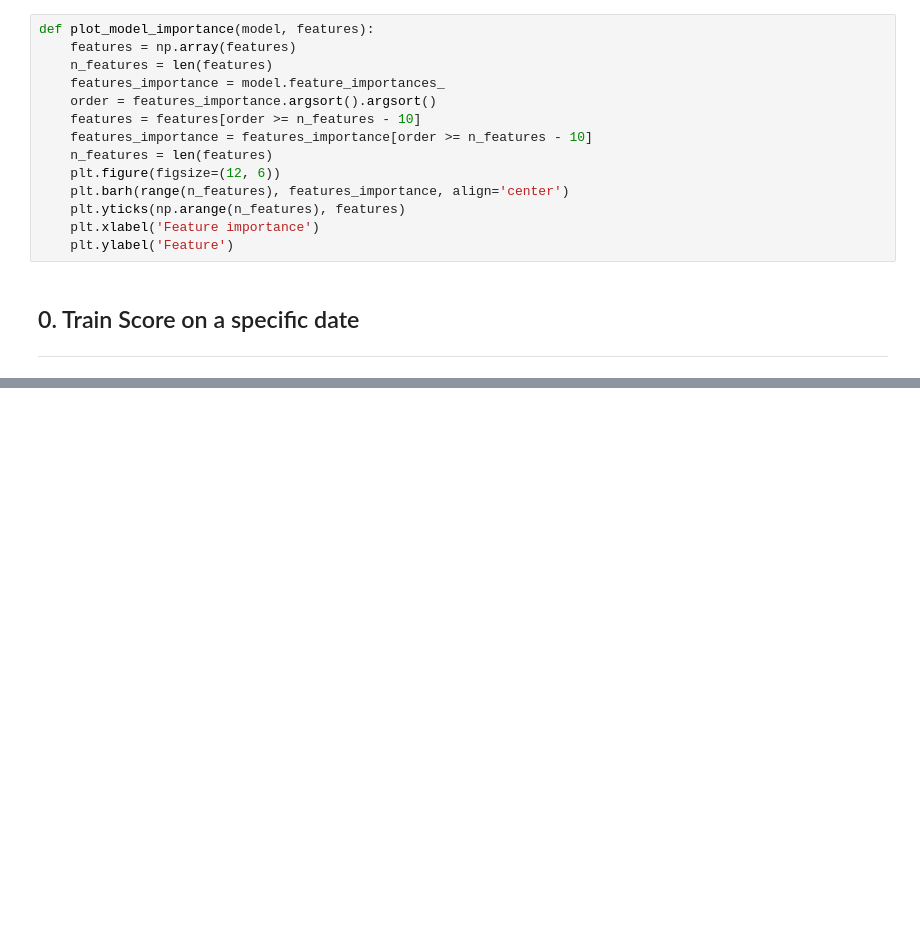
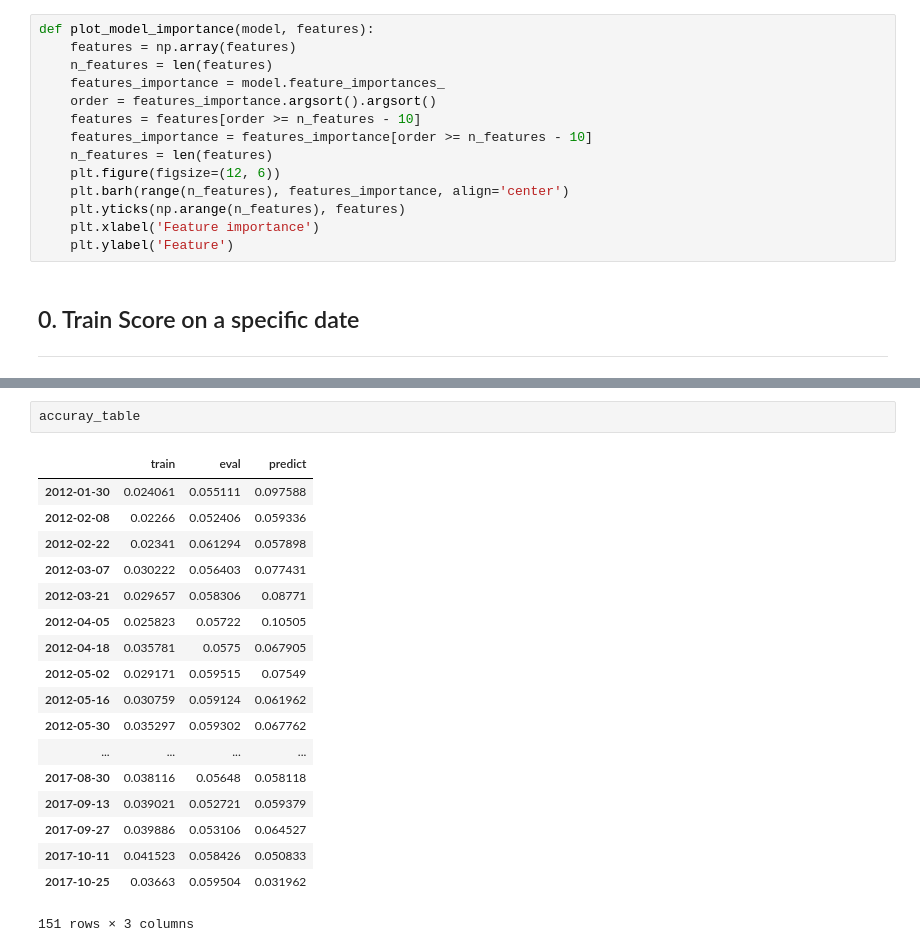
Before and after one commit to alpha-miner/alpha-mind, a Jupyter notebook: notebooks/machine learning/xgboost_method_v2.ipynb, the cells around one changed output, grey strips where cells are left out. Saved outputs shown, nothing was run; the diff lists cells and outputs as text; blank space fills up the shorter version.

```diff
--- a/notebooks/machine learning/xgboost_method_v2.ipynb
+++ b/notebooks/machine learning/xgboost_method_v2.ipynb
@@ -148,0 +238,21 @@ model.eval(dpredict)
+# %%
+accuray_table
+# %% [output]
+|  | train | eval | predict |
+| 2012-01-30 | 0.024061 | 0.055111 | 0.097588 |
+| 2012-02-08 | 0.02266 | 0.052406 | 0.059336 |
+| 2012-02-22 | 0.02341 | 0.061294 | 0.057898 |
+| 2012-03-07 | 0.030222 | 0.056403 | 0.077431 |
+| 2012-03-21 | 0.029657 | 0.058306 | 0.08771 |
+| 2012-04-05 | 0.025823 | 0.05722 | 0.10505 |
+| 2012-04-18 | 0.035781 | 0.0575 | 0.067905 |
+| 2012-05-02 | 0.029171 | 0.059515 | 0.07549 |
+| 2012-05-16 | 0.030759 | 0.059124 | 0.061962 |
+| 2012-05-30 | 0.035297 | 0.059302 | 0.067762 |
+| ... | ... | ... | ... |
+| 2017-08-30 | 0.038116 | 0.05648 | 0.058118 |
+| 2017-09-13 | 0.039021 | 0.052721 | 0.059379 |
+| 2017-09-27 | 0.039886 | 0.053106 | 0.064527 |
+| 2017-10-11 | 0.041523 | 0.058426 | 0.050833 |
+| 2017-10-25 | 0.03663 | 0.059504 | 0.031962 |
+151 rows × 3 columns
```
Also changed, not shown: parts of 10 cells of this notebook.
